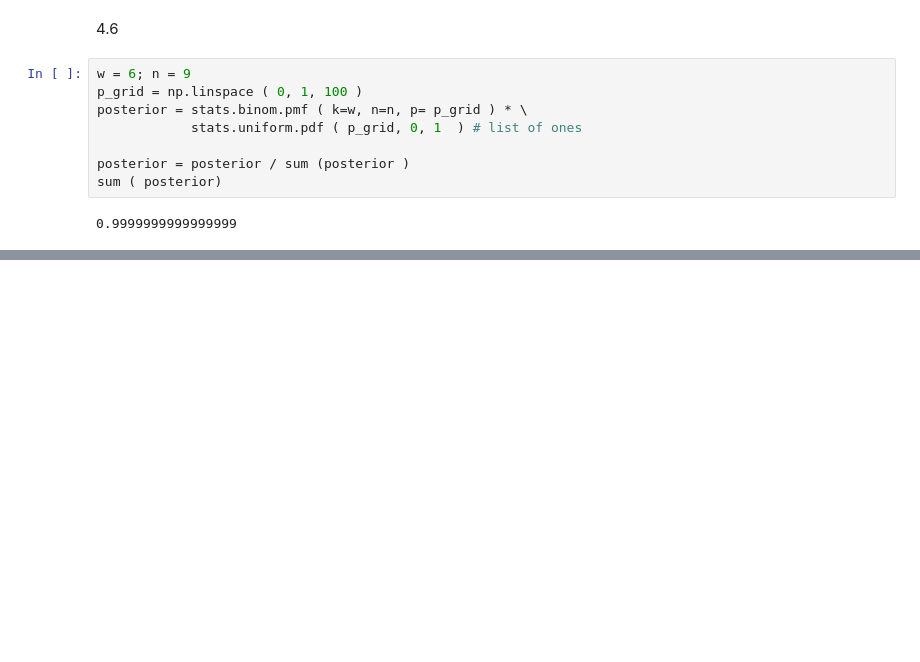
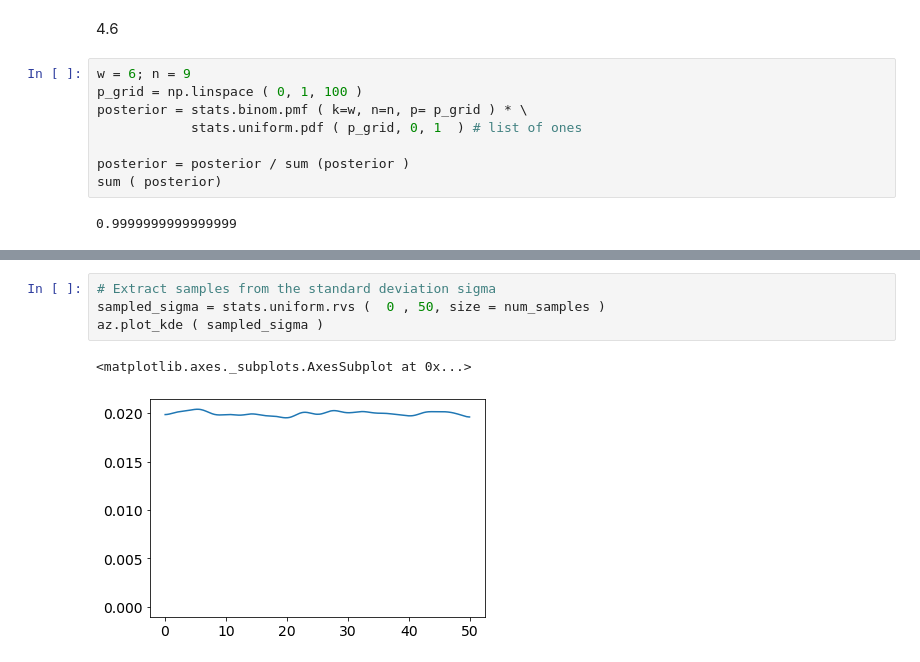
Before and after one commit to steed360/Data-Analysis, a Jupyter notebook: b Statistical Rethinking/Chapter_4_fromScratch.ipynb, the cells around one changed output, grey strips where cells are left out. Cells and saved outputs as stored; diff of their text form; blank space fills up the shorter version.

```diff
--- a/b Statistical Rethinking/Chapter_4_fromScratch.ipynb
+++ b/b Statistical Rethinking/Chapter_4_fromScratch.ipynb
@@ -125,0 +192,7 @@ df.head()
+# %%
+# Extract samples from the standard deviation sigma
+sampled_sigma = stats.uniform.rvs (  0 , 50, size = num_samples )
+az.plot_kde ( sampled_sigma )
+# %% [output]
+<matplotlib.axes._subplots.AxesSubplot at 0x...>
+[figure, added]
```
Also changed, not shown: parts of 28 cells of this notebook.
